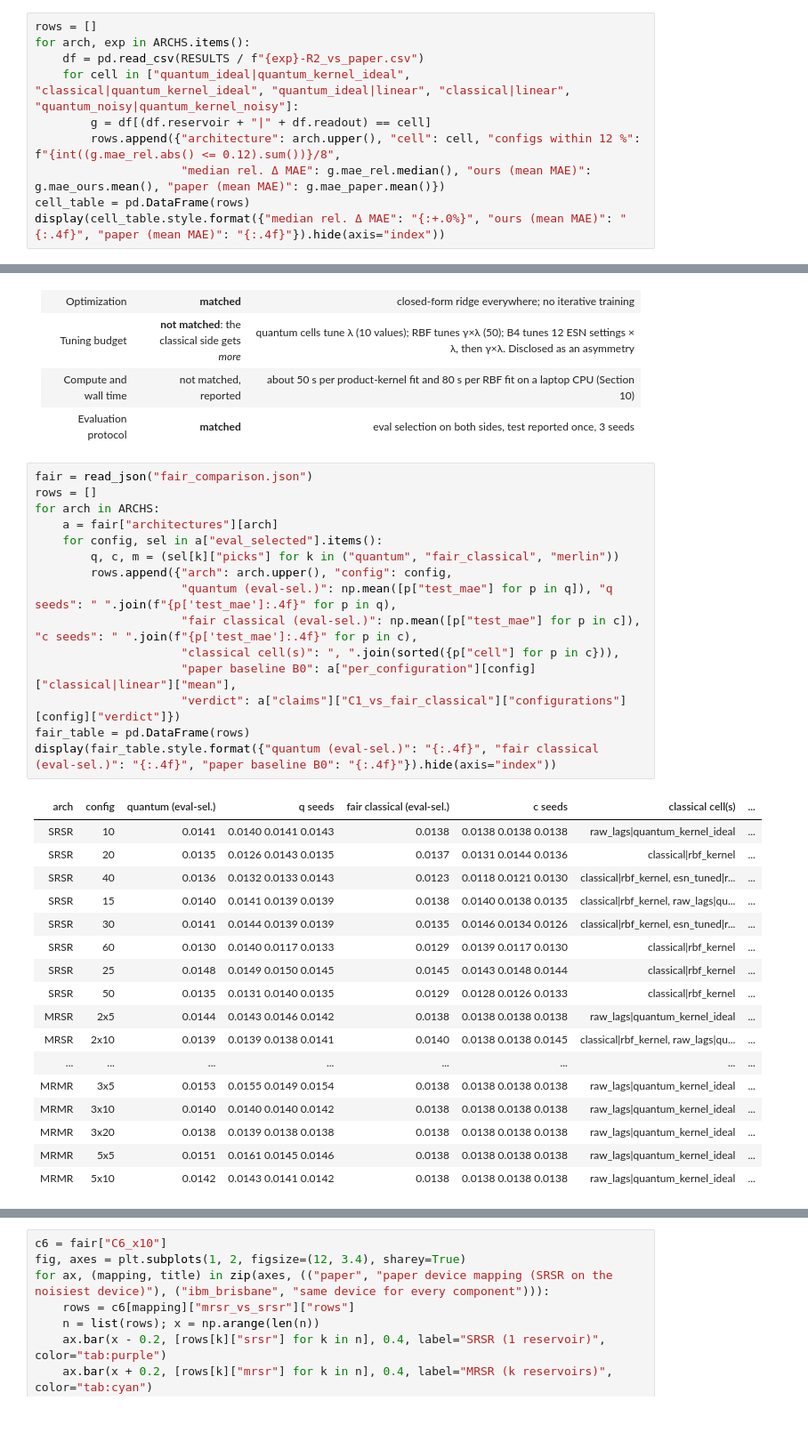
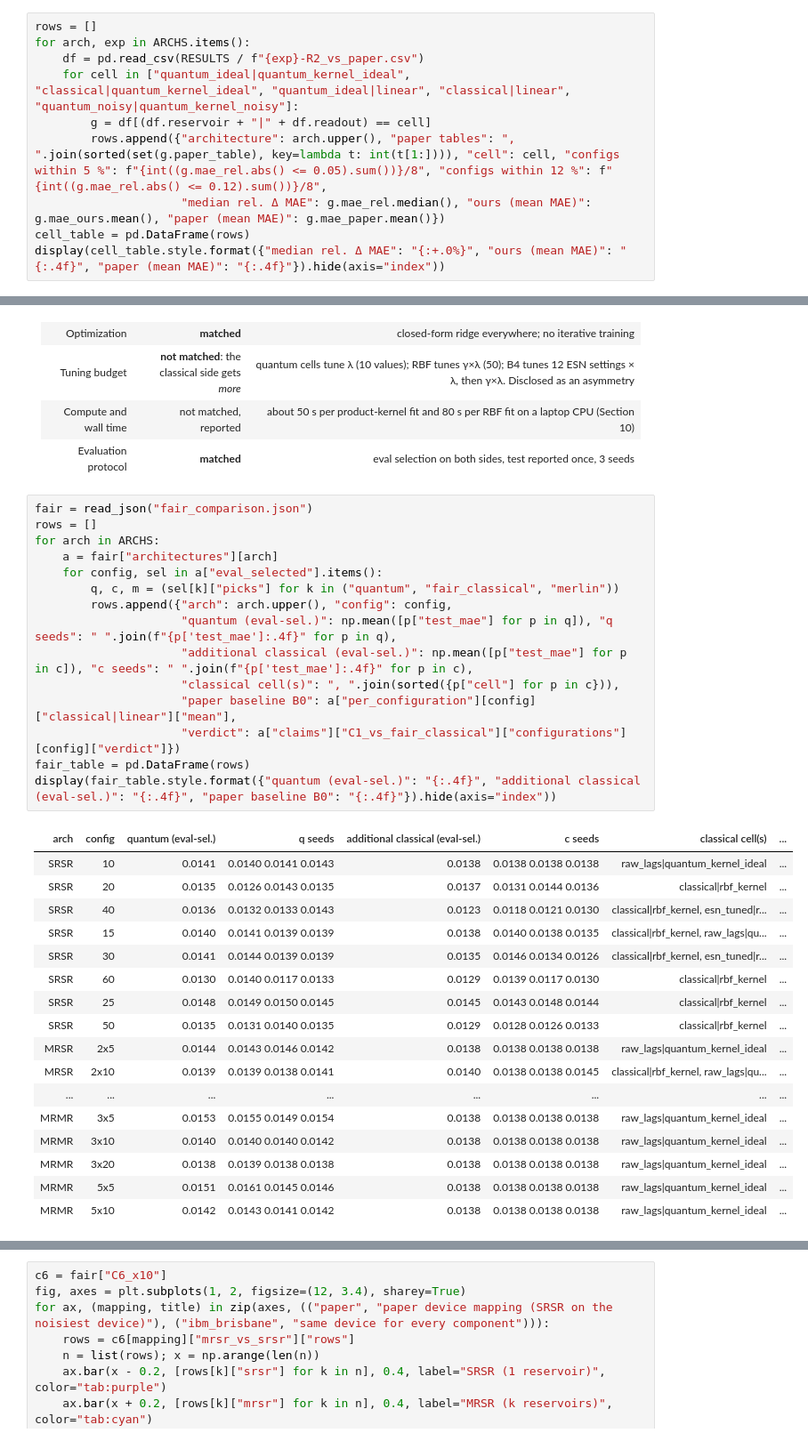
Before and after one commit to jricc/reproduced_papers, a Jupyter notebook: papers/distributed_qrc/notebook.ipynb, the cells around one changed output, grey strips where cells are left out. Shown at 89% size. Saved outputs shown, nothing was run; the diff lists cells and outputs as text.

```diff
--- a/papers/distributed_qrc/notebook.ipynb
+++ b/papers/distributed_qrc/notebook.ipynb
@@ -361,7 +397,7 @@ for arch, exp in ARCHS.items():
     df = pd.read_csv(RESULTS / f"{exp}-R2_vs_paper.csv")
     for cell in ["quantum_ideal|quantum_kernel_ideal", "classical|quantum_kernel_ideal", "quantum_ideal|linear", "classical|linear", "quantum_noisy|quantum_kernel_noisy"]:
         g = df[(df.reservoir + "|" + df.readout) == cell]
-        rows.append({"architecture": arch.upper(), "cell": cell, "configs within 12 %": f"{int((g.mae_rel.abs() <= 0.12).sum())}/8",
+        rows.append({"architecture": arch.upper(), "paper tables": ", ".join(sorted(set(g.paper_table), key=lambda t: int(t[1:]))), "cell": cell, "configs within 5 %": f"{int((g.mae_rel.abs() <= 0.05).sum())}/8", "configs within 12 %": f"{int((g.mae_rel.abs() <= 0.12).sum())}/8",
                      "median rel. Δ MAE": g.mae_rel.median(), "ours (mean MAE)": g.mae_ours.mean(), "paper (mean MAE)": g.mae_paper.mean()})
 cell_table = pd.DataFrame(rows)
 display(cell_table.style.format({"median rel. Δ MAE": "{:+.0%}", "ours (mean MAE)": "{:.4f}", "paper (mean MAE)": "{:.4f}"}).hide(axis="index"))
@@ -468,20 +504,20 @@ display(df.style.format({c: "{:.1%}" for c in df.columns if c not in ("architect
 # %%
 fair = read_json("fair_comparison.json")
 rows = []
 for arch in ARCHS:
     a = fair["architectures"][arch]
     for config, sel in a["eval_selected"].items():
         q, c, m = (sel[k]["picks"] for k in ("quantum", "fair_classical", "merlin"))
         rows.append({"arch": arch.upper(), "config": config,
                      "quantum (eval-sel.)": np.mean([p["test_mae"] for p in q]), "q seeds": " ".join(f"{p['test_mae']:.4f}" for p in q),
-                     "fair classical (eval-sel.)": np.mean([p["test_mae"] for p in c]), "c seeds": " ".join(f"{p['test_mae']:.4f}" for p in c),
+                     "additional classical (eval-sel.)": np.mean([p["test_mae"] for p in c]), "c seeds": " ".join(f"{p['test_mae']:.4f}" for p in c),
                      "classical cell(s)": ", ".join(sorted({p["cell"] for p in c})),
                      "paper baseline B0": a["per_configuration"][config]["classical|linear"]["mean"],
                      "verdict": a["claims"]["C1_vs_fair_classical"]["configurations"][config]["verdict"]})
 fair_table = pd.DataFrame(rows)
-display(fair_table.style.format({"quantum (eval-sel.)": "{:.4f}", "fair classical (eval-sel.)": "{:.4f}", "paper baseline B0": "{:.4f}"}).hide(axis="index"))
+display(fair_table.style.format({"quantum (eval-sel.)": "{:.4f}", "additional classical (eval-sel.)": "{:.4f}", "paper baseline B0": "{:.4f}"}).hide(axis="index"))
 # %% [output]
-| arch | config | quantum (eval-sel.) | q seeds | fair classical (eval-sel.) | c seeds | classical cell(s) | ... |
+| arch | config | quantum (eval-sel.) | q seeds | additional classical (eval-sel.) | c seeds | classical cell(s) | ... |
 | SRSR | 10 | 0.0141 | 0.0140 0.0141 0.0143 | 0.0138 | 0.0138 0.0138 0.0138 | raw_lags|quantum_kernel_ideal | ... |
 | SRSR | 20 | 0.0135 | 0.0126 0.0143 0.0135 | 0.0137 | 0.0131 0.0144 0.0136 | classical|rbf_kernel | ... |
 | SRSR | 40 | 0.0136 | 0.0132 0.0133 0.0143 | 0.0123 | 0.0118 0.0121 0.0130 | classical|rbf_kernel, esn_tuned|r... | ... |
```
Also changed, not shown: parts of 18 cells of this notebook, 59 other files.
